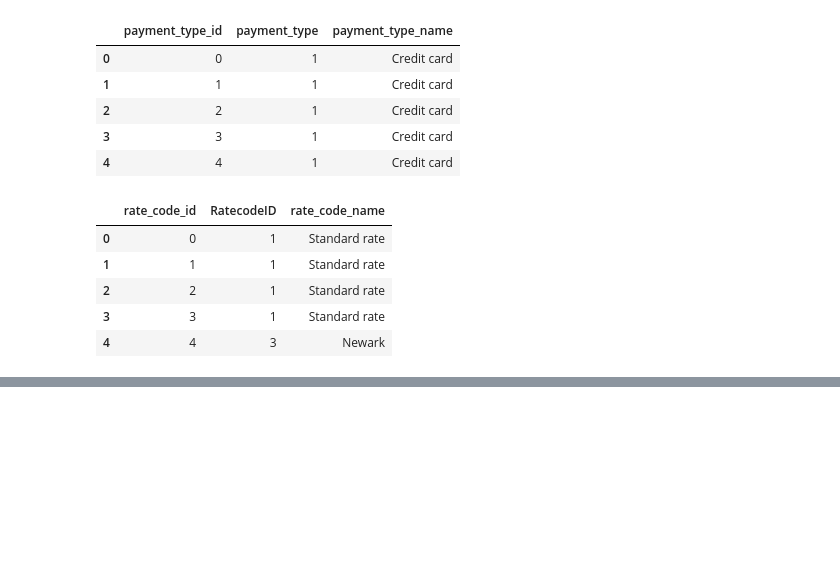
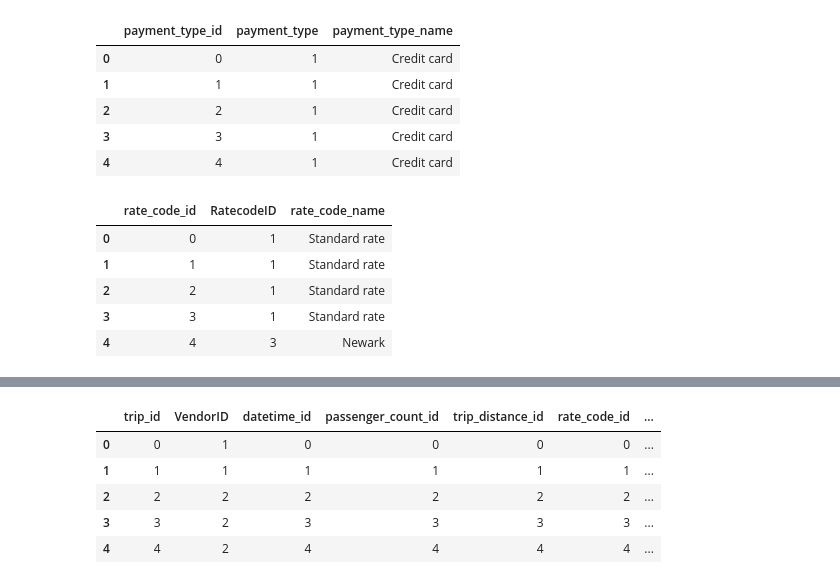
Before and after one commit to aryamanak10/Uber-Data-Pipeline-Engineering, a Jupyter notebook: main.ipynb, the cells around one changed output, grey strips where cells are left out. Cells and saved outputs as stored; diff of their text form; code cells hidden in the pictures; blank space fills up the shorter version.

```diff
--- a/main.ipynb
+++ b/main.ipynb
@@ -205,3 +205,9 @@ rate_code_dim.head()
 | 2 | 2 | 1 | Standard rate |
 | 3 | 3 | 1 | Standard rate |
 | 4 | 4 | 3 | Newark |
+# %%
+# Creating the sixth dimension table called 'pickup_location_dim' containing features like 'pickup_longitude' and 'pickup_latitude'.
+
+pickup_location_dim = df[['pickup_longitude', 'pickup_latitude']].reset_index(drop=True)
+pickup_location_dim['pickup_location_id'] = pickup_location_dim.index
+pickup_location_dim = pickup_location_dim[['pickup_location_id','pickup_latitude','pickup_longitude']]
@@ -207,0 +223,6 @@ rate_code_dim.head()
+# %%
+# Creating the seventh dimension table called 'dropoff_location_dim' containing features like 'dropoff_longitude' and 'dropoff_latitude'.
+
+dropoff_location_dim = df[['dropoff_longitude', 'dropoff_latitude']].reset_index(drop=True)
+dropoff_location_dim['dropoff_location_id'] = dropoff_location_dim.index
+dropoff_location_dim = dropoff_location_dim[['dropoff_location_id','dropoff_latitude','dropoff_longitude']]
@@ -207,0 +238,23 @@ rate_code_dim.head()
+# %%
+# We are done with creating all the dimension table, and now we need to create the facts table using the dimension tables and their primary key.
+
+fact_table = df.merge(passenger_count_dim, left_on='trip_id', right_on='passenger_count_id') \
+             .merge(trip_distance_dim, left_on='trip_id', right_on='trip_distance_id') \
+             .merge(rate_code_dim, left_on='trip_id', right_on='rate_code_id') \
+             .merge(pickup_location_dim, left_on='trip_id', right_on='pickup_location_id') \
+             .merge(dropoff_location_dim, left_on='trip_id', right_on='dropoff_location_id')\
+             .merge(datetime_dim, left_on='trip_id', right_on='datetime_id') \
+             .merge(payment_type_dim, left_on='trip_id', right_on='payment_type_id') \
+             [['trip_id','VendorID', 'datetime_id', 'passenger_count_id',
+               'trip_distance_id', 'rate_code_id', 'store_and_fwd_flag', 'pickup_location_id', 'dropoff_location_id',
+               'payment_type_id', 'fare_amount', 'extra', 'mta_tax', 'tip_amount', 'tolls_amount',
+               'improvement_surcharge', 'total_amount']]
+# %%
+fact_table.head()
+# %% [output]
+|  | trip_id | VendorID | datetime_id | passenger_count_id | trip_distance_id | rate_code_id | ... |
+| 0 | 0 | 1 | 0 | 0 | 0 | 0 | ... |
+| 1 | 1 | 1 | 1 | 1 | 1 | 1 | ... |
+| 2 | 2 | 2 | 2 | 2 | 2 | 2 | ... |
+| 3 | 3 | 2 | 3 | 3 | 3 | 3 | ... |
+| 4 | 4 | 2 | 4 | 4 | 4 | 4 | ... |
```
Also changed, not shown: parts of 3 cells of this notebook.
